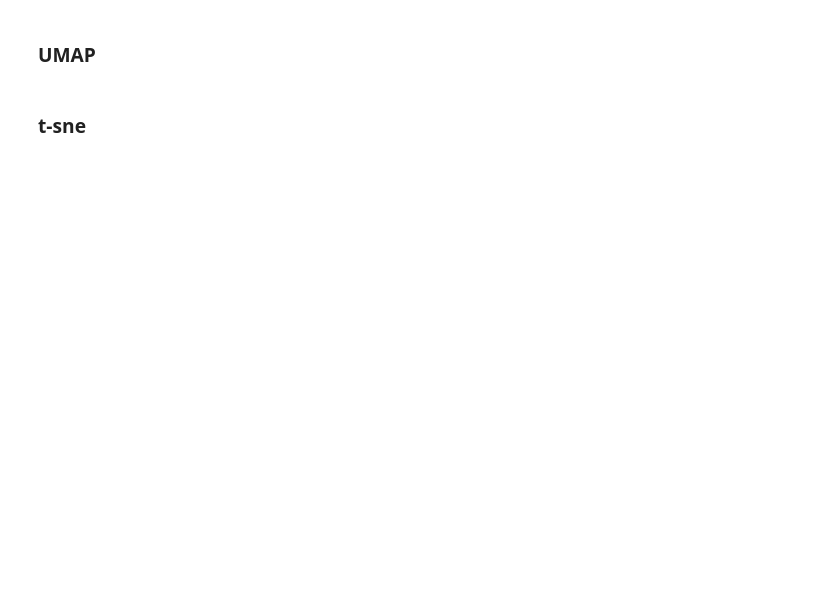
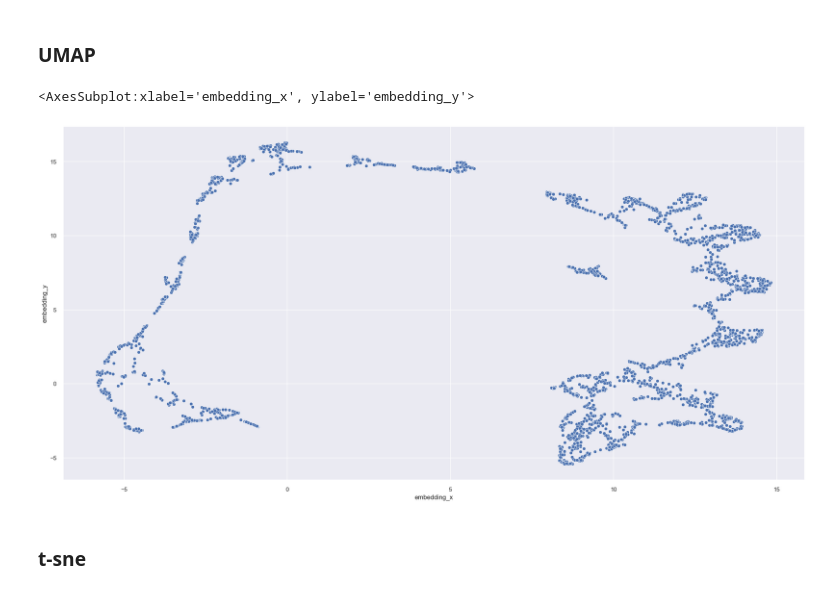
Before and after one commit to lavinomenezes/insiders_loyalty_program, a Jupyter notebook: notebooks/insider_clustering_v07_RESULTS.ipynb, the cells around one changed output. Drawn from its saved outputs; the diff is of its cells as text; code cells hidden in the pictures; blank space fills up the shorter version.

```diff
--- a/notebooks/insider_clustering_v07_RESULTS.ipynb
+++ b/notebooks/insider_clustering_v07_RESULTS.ipynb
@@ -677,12 +705,6 @@ mm = MinMaxScaler()
 
 df_aux['gross_revenue'] = mm.fit_transform(df_aux[['gross_revenue']])
 df_aux['recency_days'] = mm.fit_transform(df_aux[['recency_days']])
-# df_aux['qtde_invoice'] = mm.fit_transform(df_aux[['qtde_invoice']])
-# df_aux['qtde_items'] = mm.fit_transform(df_aux[['qtde_items']])
 df_aux['qtde_products'] = mm.fit_transform(df_aux[['qtde_products']])
-# df_aux['avg_basket_size'] = mm.fit_transform(df_aux[['avg_basket_size']])
-# df_aux['avg_unique_basket_size'] = mm.fit_transform(df_aux[['avg_unique_basket_size']])
-df_aux['freq'] = ss.fit_transform(df_aux[['freq']])
-# df_aux['avg_rec_days'] = mm.fit_transform(df_aux[['avg_rec_days']])
+df_aux['freq'] = mm.fit_transform(df_aux[['freq']])
 df_aux['qtde_returns'] = mm.fit_transform(df_aux[['qtde_returns']])
-# df_aux['avg_ticket'] = mm.fit_transform(df_aux[['avg_ticket']])
@@ -708,17 +751,22 @@ sns.scatterplot(x=0,y=1,data=df_pca);
 # %% [markdown]
 ### UMAP
 # %%
-import umap.umap_ as umap
 reducer = umap.UMAP(random_state=42)
 embedding = reducer.fit_transform(X)
 
 
+
+df_umap = pd.DataFrame()
+
 #embedding
 
-df_pca['embedding_x'] = embedding[:,0]
-df_pca['embedding_y'] = embedding[:,1]
+df_umap['embedding_x'] = embedding[:,0]
+df_umap['embedding_y'] = embedding[:,1]
 
 
-sns.scatterplot(x='embedding_x', y ='embedding_y',data=df_pca);
+sns.scatterplot(x='embedding_x', y ='embedding_y',data=df_umap)
+# %% [output]
+<AxesSubplot:xlabel='embedding_x', ylabel='embedding_y'>
+[figure, added]
 # %% [markdown]
 ### t-sne
```
Also changed, not shown: parts of 91 cells of this notebook, 10 other files.
